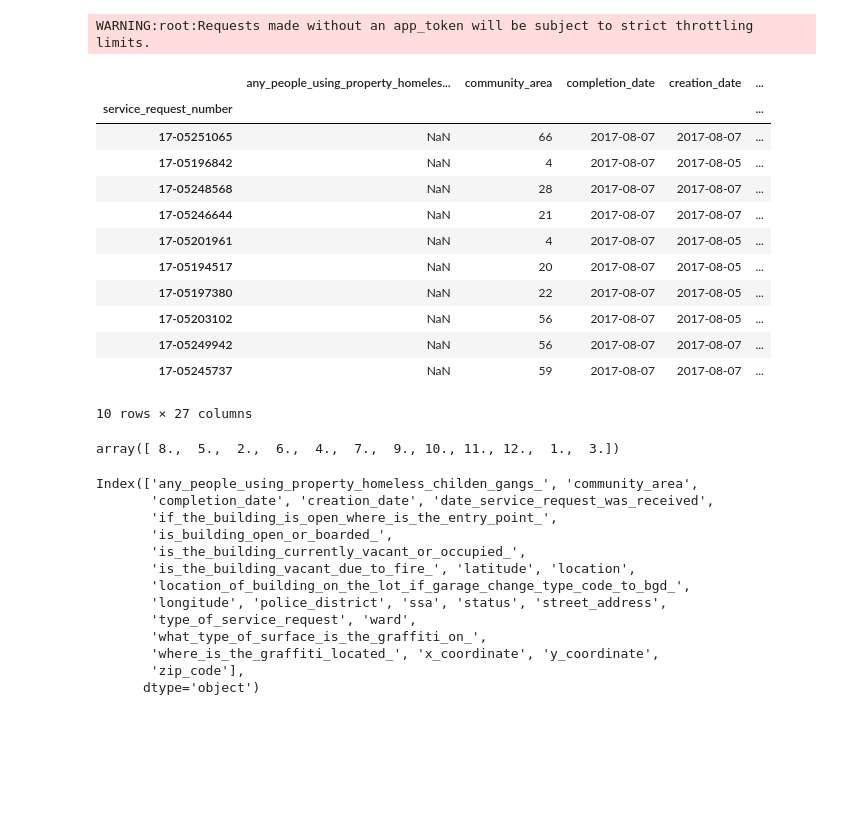
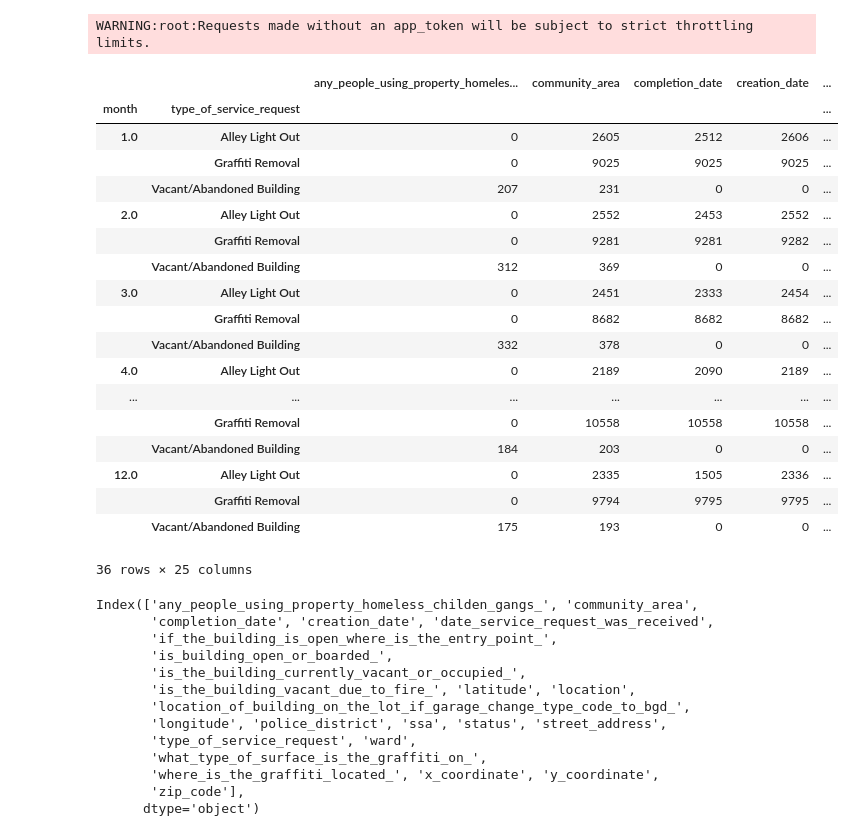
Before and after one commit to cherdeman/ML_for_Public_Policy, a Jupyter notebook: Assignment1/Herdeman - Assignment 1.ipynb, the cells around one changed output. Saved outputs shown, nothing was run; the diff lists cells and outputs as text; code cells hidden in the pictures; blank space fills up the shorter version.

Commit message:
community area update

```diff
--- a/Assignment1/Herdeman - Assignment 1.ipynb
+++ b/Assignment1/Herdeman - Assignment 1.ipynb
@@ -50,26 +51,28 @@ full_df['year'] = full_df['creation_date'].dt.year
 full_df['year'].fillna(full_df['date_service_request_was_received'].dt.year, inplace = True)
 full_df['month'] = full_df['creation_date'].dt.month
 full_df['month'].fillna(full_df['date_service_request_was_received'].dt.month, inplace = True)
-# %%
-full_df[:10]
-# %% [output]
-|  | any_people_using_property_homeles... | community_area | completion_date | creation_date | ... |
-| service_request_number |  |  |  |  | ... |
-| 17-05251065 | NaN | 66 | 2017-08-07 | 2017-08-07 | ... |
-| 17-05196842 | NaN | 4 | 2017-08-07 | 2017-08-05 | ... |
-| 17-05248568 | NaN | 28 | 2017-08-07 | 2017-08-07 | ... |
-| 17-05246644 | NaN | 21 | 2017-08-07 | 2017-08-07 | ... |
-| 17-05201961 | NaN | 4 | 2017-08-07 | 2017-08-05 | ... |
-| 17-05194517 | NaN | 20 | 2017-08-07 | 2017-08-05 | ... |
-| 17-05197380 | NaN | 22 | 2017-08-07 | 2017-08-05 | ... |
-| 17-05203102 | NaN | 56 | 2017-08-07 | 2017-08-05 | ... |
-| 17-05249942 | NaN | 56 | 2017-08-07 | 2017-08-07 | ... |
-| 17-05245737 | NaN | 59 | 2017-08-07 | 2017-08-07 | ... |
-10 rows × 27 columns
 # %%
-full_df['month'].unique()
+full_df.groupby(['month', 'type_of_service_request']).count()
 # %% [output]
+|  |  | any_people_using_property_homeles... | community_area | completion_date | creation_date | ... |
+| month | type_of_service_request |  |  |  |  | ... |
+| 1.0 | Alley Light Out | 0 | 2605 | 2512 | 2606 | ... |
+|  | Graffiti Removal | 0 | 9025 | 9025 | 9025 | ... |
+|  | Vacant/Abandoned Building | 207 | 231 | 0 | 0 | ... |
+| 2.0 | Alley Light Out | 0 | 2552 | 2453 | 2552 | ... |
+|  | Graffiti Removal | 0 | 9281 | 9281 | 9282 | ... |
+|  | Vacant/Abandoned Building | 312 | 369 | 0 | 0 | ... |
+| 3.0 | Alley Light Out | 0 | 2451 | 2333 | 2454 | ... |
+|  | Graffiti Removal | 0 | 8682 | 8682 | 8682 | ... |
+|  | Vacant/Abandoned Building | 332 | 378 | 0 | 0 | ... |
+| 4.0 | Alley Light Out | 0 | 2189 | 2090 | 2189 | ... |
+| ... | ... | ... | ... | ... | ... | ... |
+|  | Graffiti Removal | 0 | 10558 | 10558 | 10558 | ... |
+|  | Vacant/Abandoned Building | 184 | 203 | 0 | 0 | ... |
+| 12.0 | Alley Light Out | 0 | 2335 | 1505 | 2336 | ... |
+|  | Graffiti Removal | 0 | 9794 | 9795 | 9795 | ... |
+|  | Vacant/Abandoned Building | 175 | 193 | 0 | 0 | ... |
-array([ 8.,  5.,  2.,  6.,  4.,  7.,  9., 10., 11., 12.,  1.,  3.])
+36 rows × 25 columns
 # %%
 full_df.columns
 # %% [output]
```
Also changed, not shown: parts of 1 cell of this notebook, 1 other file.
